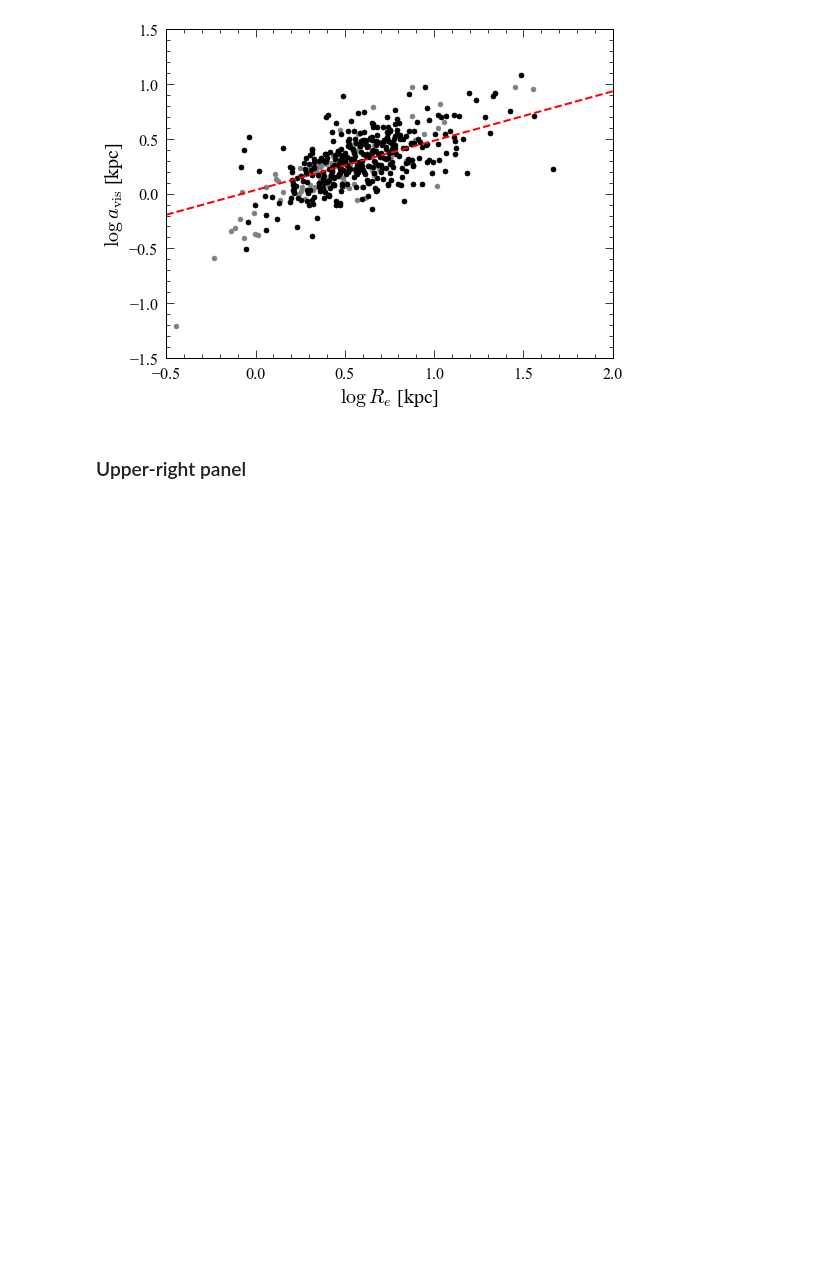
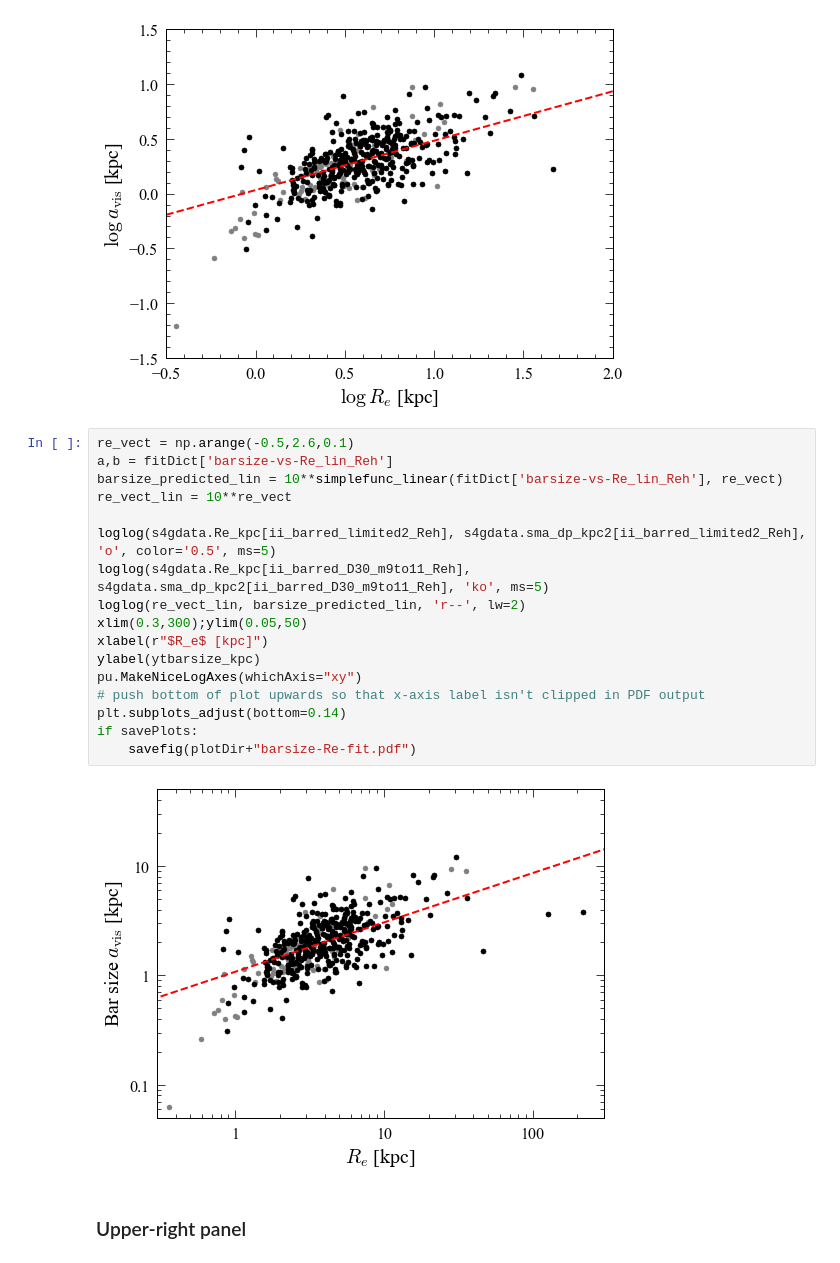
Before and after one commit to perwin/s4g_barsizes, a Jupyter notebook: barsizes_figures_for_paper.ipynb, the cells around one changed output. Drawn from its saved outputs; the diff is of its cells as text; blank space fills up the shorter version.

```diff
--- a/barsizes_figures_for_paper.ipynb
+++ b/barsizes_figures_for_paper.ipynb
@@ -352,6 +317,25 @@ if savePlots:
     savefig(plotDir+"barsize-Re-fit.pdf")
 # %% [output]
 [figure]
+# %%
+re_vect = np.arange(-0.5,2.6,0.1)
+a,b = fitDict['barsize-vs-Re_lin_Reh']
+barsize_predicted_lin = 10**simplefunc_linear(fitDict['barsize-vs-Re_lin_Reh'], re_vect)
+re_vect_lin = 10**re_vect
+
+loglog(s4gdata.Re_kpc[ii_barred_limited2_Reh], s4gdata.sma_dp_kpc2[ii_barred_limited2_Reh], 'o', color='0.5', ms=5)
+loglog(s4gdata.Re_kpc[ii_barred_D30_m9to11_Reh], s4gdata.sma_dp_kpc2[ii_barred_D30_m9to11_Reh], 'ko', ms=5)
+loglog(re_vect_lin, barsize_predicted_lin, 'r--', lw=2)
+xlim(0.3,300);ylim(0.05,50)
+xlabel(r"$R_e$ [kpc]")
+ylabel(ytbarsize_kpc)
+pu.MakeNiceLogAxes(whichAxis="xy")
+# push bottom of plot upwards so that x-axis label isn't clipped in PDF output
+plt.subplots_adjust(bottom=0.14)
+if savePlots:
+    savefig(plotDir+"barsize-Re-fit.pdf")
+# %% [output]
+[figure, added]
 # %% [markdown]
 ### Upper-right panel
 # %%
```
Also changed, not shown: parts of 9 cells of this notebook, 4 other files.
